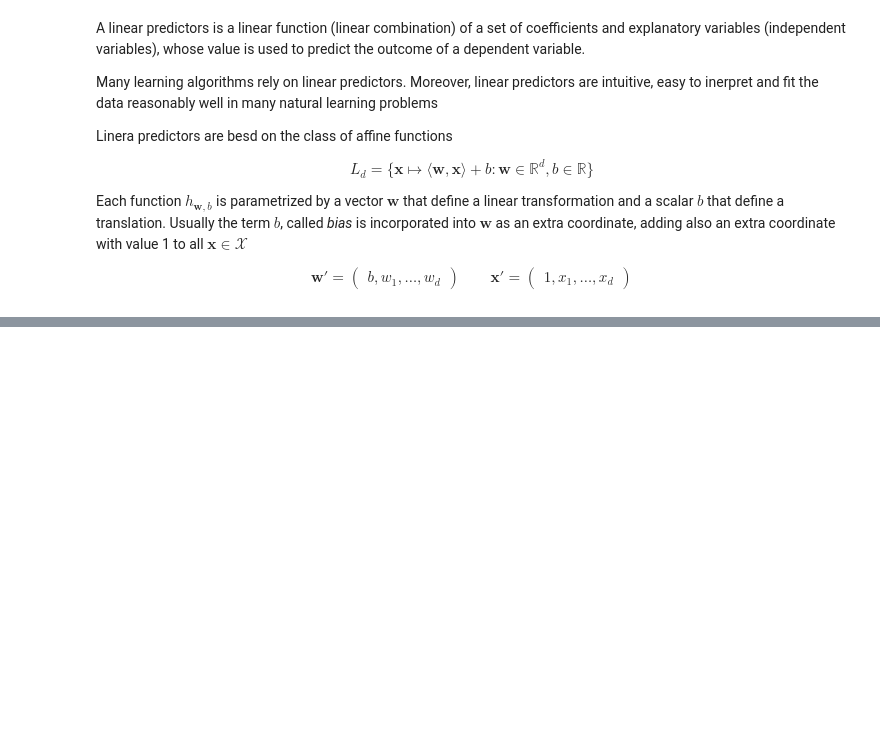
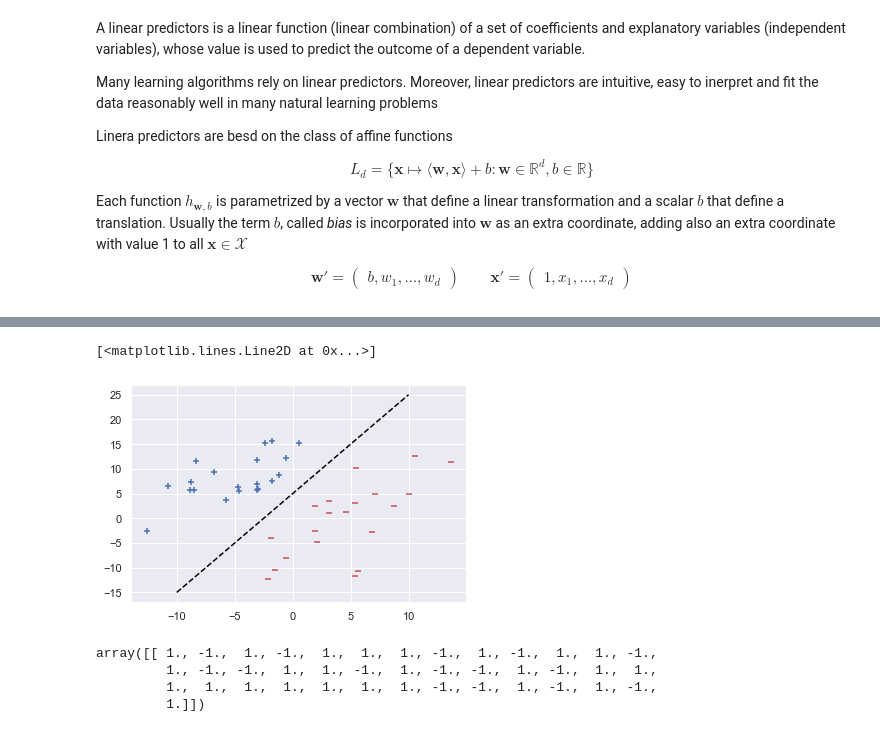
Before and after one commit to s276842/Mathematics-In-Machine-Learning, a Jupyter notebook: Linear Predictors.ipynb, the cells around one changed output, grey strips where cells are left out. Cells and saved outputs as stored; diff of their text form; code cells hidden in the pictures; blank space fills up the shorter version.

```diff
--- a/Linear Predictors.ipynb
+++ b/Linear Predictors.ipynb
@@ -19,0 +43,23 @@ $$ HS_d = \text{sign}\circ L_d = \{\mathbf x \mapsto \text{sign}(h_{\mathbf w,b}
+# %%
+import numpy as np
+import matplotlib.pyplot as plt
+import seaborn as sns
+sns.set()
+
+separating_line = lambda x: 2*x + 5
+
+x_pos = np.array([(x - 10*np.random.rand(), separating_line(x) + 10*np.random.rand()) for x in np.random.randint(-5, 5, 20)])
+x_neg = np.array([(x + 10*np.random.rand(), separating_line(x) - 10*np.random.rand())for x in np.random.randint(-5, 5, 20)])
+
+X = np.vstack((x_pos, x_neg))
+y = np.hstack((np.ones(len(x_pos)), -1 * np.ones(len(x_neg))))
+# plt.scatter(x_pos[:,0], x_pos[:,1], 'r')
+# plt.scatter(x_neg[:,0], x_neg[:,1], 'b')
+# plt.show()
+# %%
+plt.scatter(x_pos[:,0], x_pos[:,1], c='b', marker='+')
+plt.scatter(x_neg[:,0], x_neg[:,1], c='r', marker='_')
+plt.plot([-10,10], [separating_line(-10), separating_line(10)],  linestyle='--', color ='black')
+# %% [output]
+[<matplotlib.lines.Line2D at 0x...>]
+[figure, added]
@@ -19,0 +78,7 @@ $$ HS_d = \text{sign}\circ L_d = \{\mathbf x \mapsto \text{sign}(h_{\mathbf w,b}
+# %%
+y_pred
+# %% [output]
+array([[ 1., -1.,  1., -1.,  1.,  1.,  1., -1.,  1., -1.,  1.,  1., -1.,
+         1., -1., -1.,  1.,  1., -1.,  1., -1., -1.,  1., -1.,  1.,  1.,
+         1.,  1.,  1.,  1.,  1.,  1.,  1., -1., -1.,  1., -1.,  1., -1.,
+         1.]])
```
Also changed, not shown: parts of 6 cells of this notebook.
